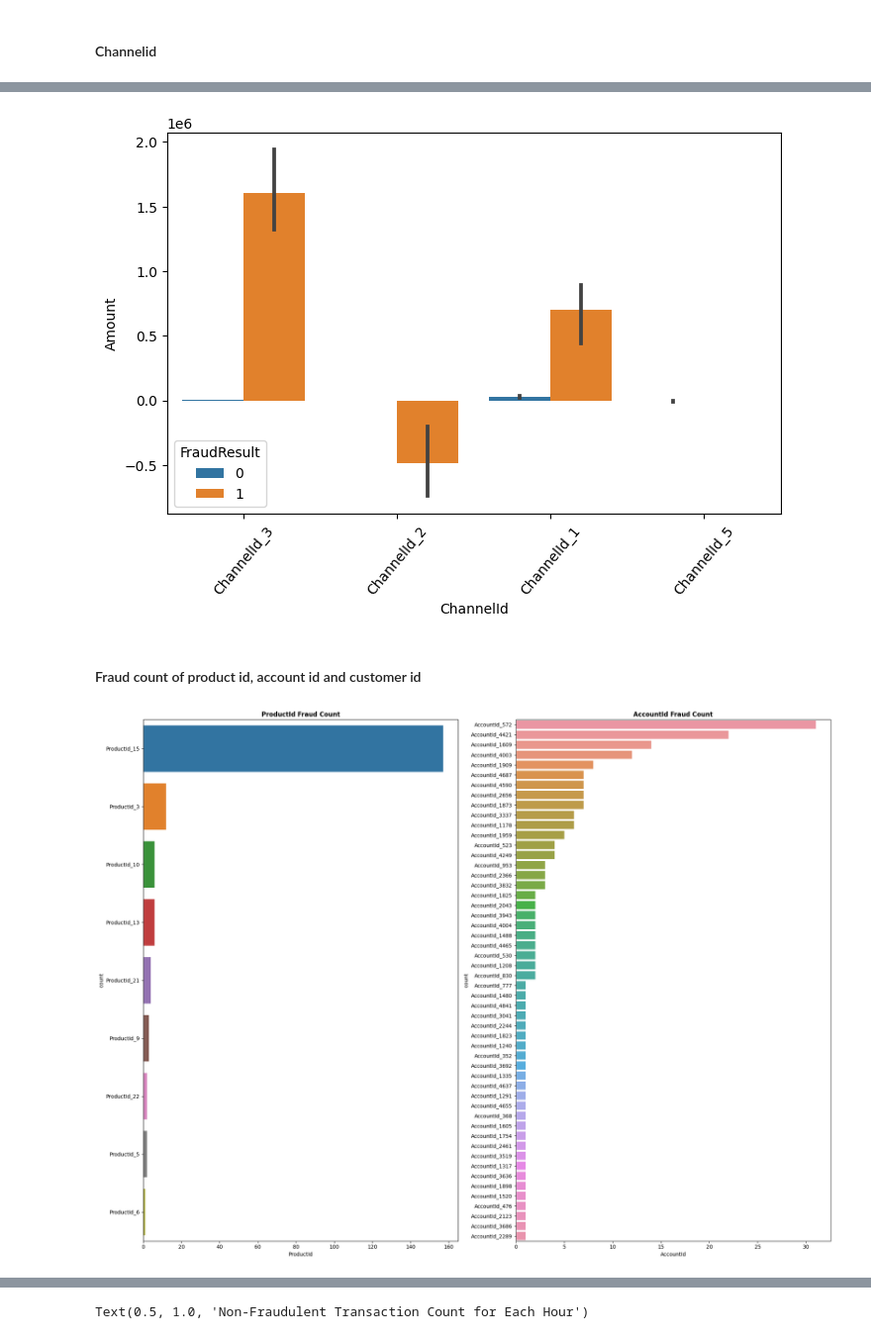
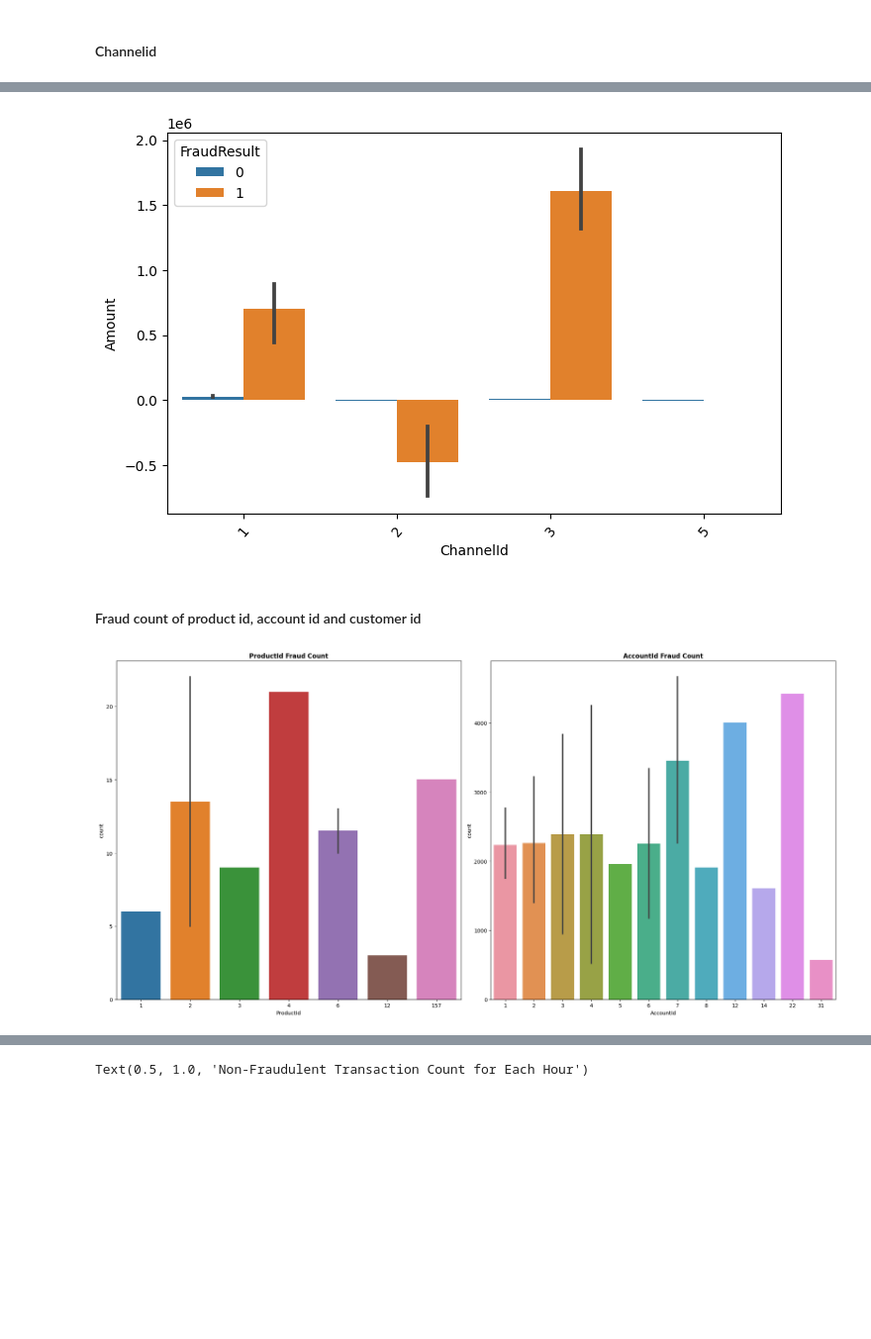
Before and after one commit to aanysofia/Fraud-Detection, a Jupyter notebook: Fraud_detection.ipynb, the cells around one changed output, grey strips where cells are left out. Shown at 99% size. Drawn from its saved outputs; the diff is of its cells as text; code cells hidden in the pictures; blank space fills up the shorter version.

```diff
--- a/Fraud_detection.ipynb
+++ b/Fraud_detection.ipynb
@@ -243,0 +249,6 @@ df_train.head()
+# %%
+id_cols = ['TransactionId', 'BatchId', 'AccountId', 'SubscriptionId', 'CustomerId', 'ProviderId', 'ProductId', 'ChannelId']
+
+df_train[id_cols] = df_train[id_cols].applymap(lambda x: x.split('_')[1]).astype('int')
+
+df_train.head()
@@ -299,41 +315,41 @@ plt.xticks(rotation=50);
 sns.barplot(x = 'ChannelId', y = 'Amount', hue='FraudResult', data = df_train)
 plt.xticks(rotation=50, size=10);
 # %% [output]
-[figure, old version]
+[figure, new version]
 # %% [markdown]
 #### Fraud count of product id, account id and customer id
 # %%
-plt.figure(figsize=(20, 15))
+plt.figure(figsize=(20, 10))
 
 plt.subplot(1, 2, 1)
 sns.barplot(
     y = df_train[df_train.FraudResult == 1].ProductId.value_counts().index,
     x = df_train[df_train.FraudResult == 1].ProductId.value_counts().values,
 )
 plt.title('ProductId Fraud Count', fontweight='bold')
 plt.ylabel('count')
 plt.xlabel('ProductId')
 
 plt.subplot(1, 2, 2)
 sns.barplot(
     y = df_train[df_train.FraudResult == 1].AccountId.value_counts().index,
     x = df_train[df_train.FraudResult == 1].AccountId.value_counts().values,
 )
 plt.title('AccountId Fraud Count', fontweight='bold')
 plt.ylabel('count')
 plt.xlabel('AccountId')
 
 # plt.subplot(2, 2, 3)
 # sns.barplot(
 #     y = df_train[df_train.FraudResult == 1].CustomerId.value_counts().index,
 #     x = df_train[df_train.FraudResult == 1].CustomerId.value_counts().values,
 # )
 # plt.title('CustomerId Fraud Count', fontweight='bold')
 # plt.ylabel('count')
 # plt.xlabel('CustomerId')
 
 plt.tight_layout()
 plt.show()
 # %% [output]
-[figure, old version]
+[figure, new version]
 # %%
```
Also changed, not shown: parts of 18 cells of this notebook.
